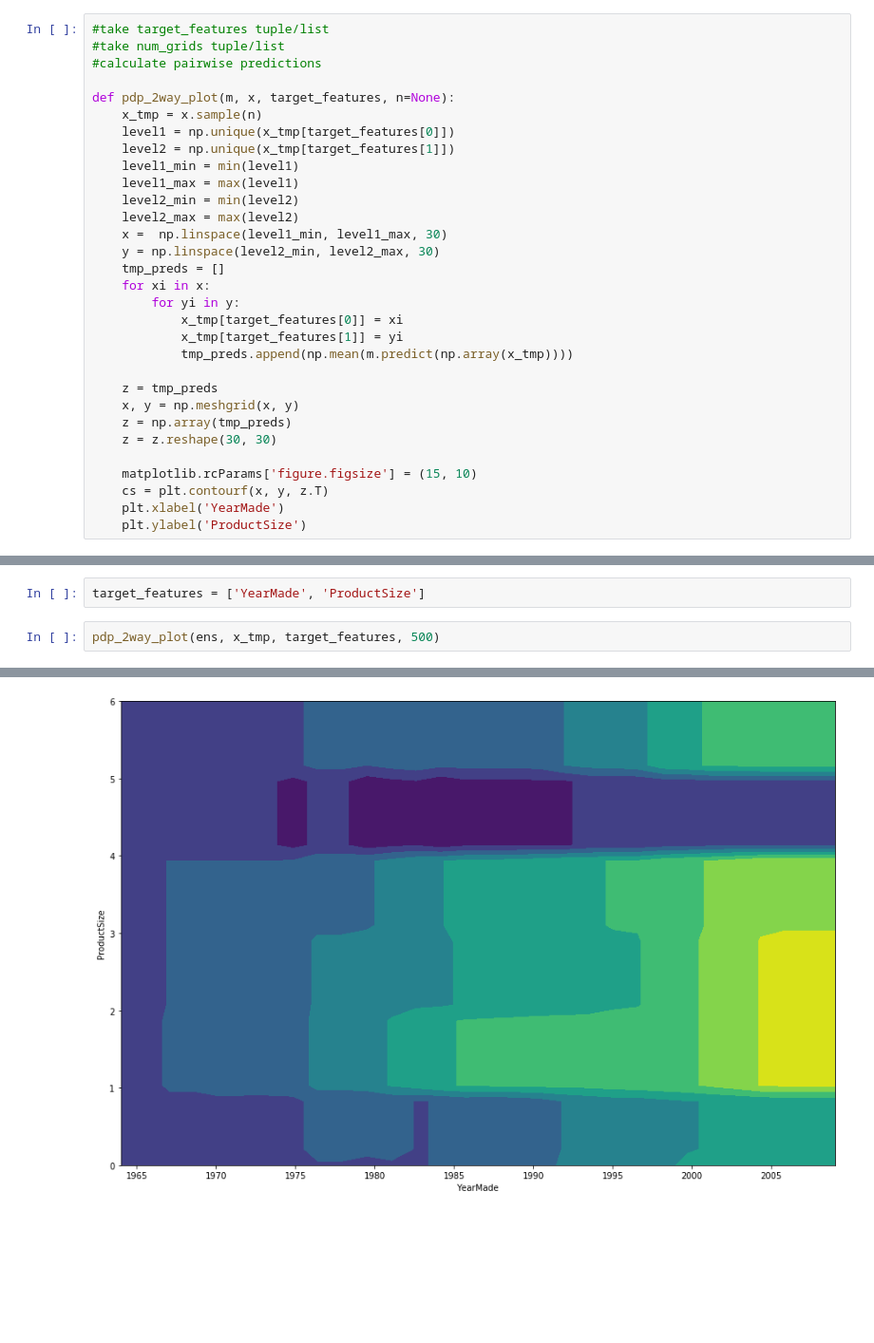
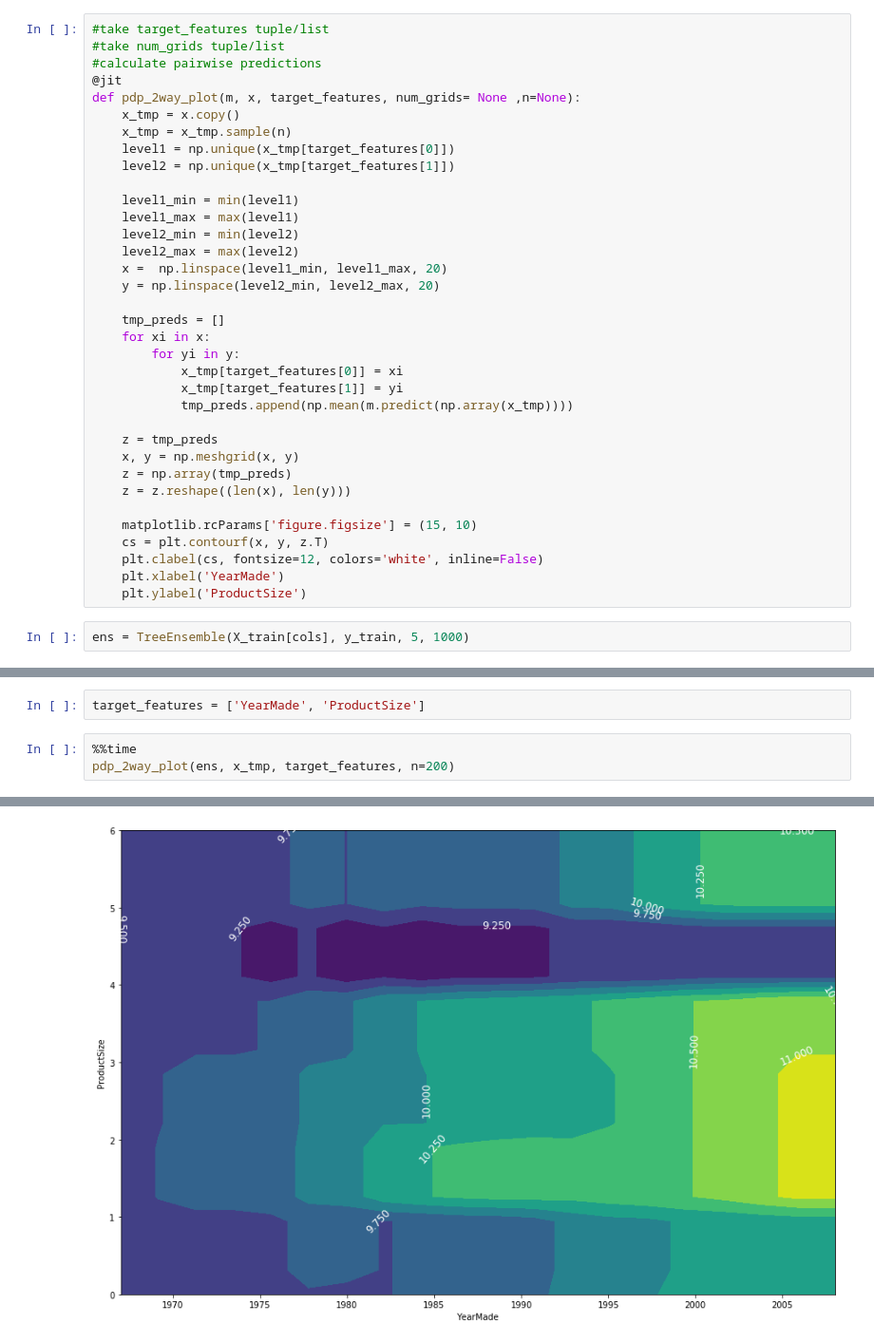
Before and after one commit to KeremTurgutlu/machinelearning, a Jupyter notebook: INTERPRET RANDOM FOREST - SIMPLE & EFFECTIVE.ipynb, the cells around one changed output, grey strips where cells are left out. Shown at 95% size. Saved outputs shown, nothing was run; the diff lists cells and outputs as text; blank space fills up the shorter version.

```diff
--- a/INTERPRET RANDOM FOREST - SIMPLE & EFFECTIVE.ipynb
+++ b/INTERPRET RANDOM FOREST - SIMPLE & EFFECTIVE.ipynb
@@ -327,17 +327,20 @@ levels = pdp_plot(ens, x, 'ProductSize', num_grids= None,n=500)
 #take target_features tuple/list
 #take num_grids tuple/list
 #calculate pairwise predictions
-
-def pdp_2way_plot(m, x, target_features, n=None):
-    x_tmp = x.sample(n)
+@jit
+def pdp_2way_plot(m, x, target_features, num_grids= None ,n=None):
+    x_tmp = x.copy()
+    x_tmp = x_tmp.sample(n)
     level1 = np.unique(x_tmp[target_features[0]])
     level2 = np.unique(x_tmp[target_features[1]])
+
     level1_min = min(level1)
     level1_max = max(level1)
     level2_min = min(level2)
     level2_max = max(level2)
-    x =  np.linspace(level1_min, level1_max, 30)
-    y = np.linspace(level2_min, level2_max, 30)
+    x =  np.linspace(level1_min, level1_max, 20)
+    y = np.linspace(level2_min, level2_max, 20)
+
     tmp_preds = []
     for xi in x:
         for yi in y:
@@ -348,16 +351,20 @@ def pdp_2way_plot(m, x, target_features, n=None):
     z = tmp_preds
     x, y = np.meshgrid(x, y)
     z = np.array(tmp_preds)
-    z = z.reshape(30, 30)
+    z = z.reshape((len(x), len(y)))
 
     matplotlib.rcParams['figure.figsize'] = (15, 10)
     cs = plt.contourf(x, y, z.T)
+    plt.clabel(cs, fontsize=12, colors='white', inline=False)
     plt.xlabel('YearMade')
     plt.ylabel('ProductSize')
+# %%
+ens = TreeEnsemble(X_train[cols], y_train, 5, 1000)
 # %%
 x_tmp = ens.x[ens.x.YearMade > 1920]
 # %%
 target_features = ['YearMade', 'ProductSize']
 # %%
-pdp_2way_plot(ens, x_tmp, target_features, 500)
+%%time
+pdp_2way_plot(ens, x_tmp, target_features, n=200)
 # %% [output]
@@ -364 +373 @@ pdp_2way_plot(ens, x_tmp, target_features, 500)
-[figure, old version]
+[figure, new version]
```
Also changed, not shown: parts of 18 cells of this notebook, 1 other file.
